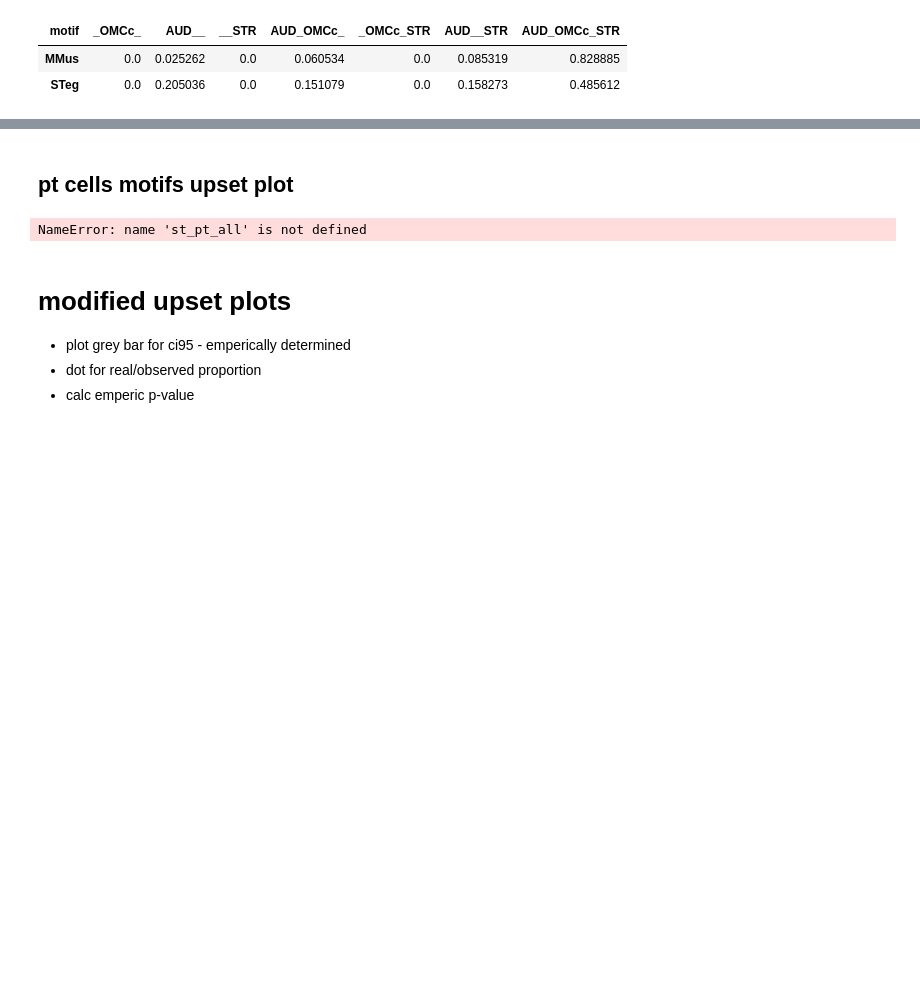
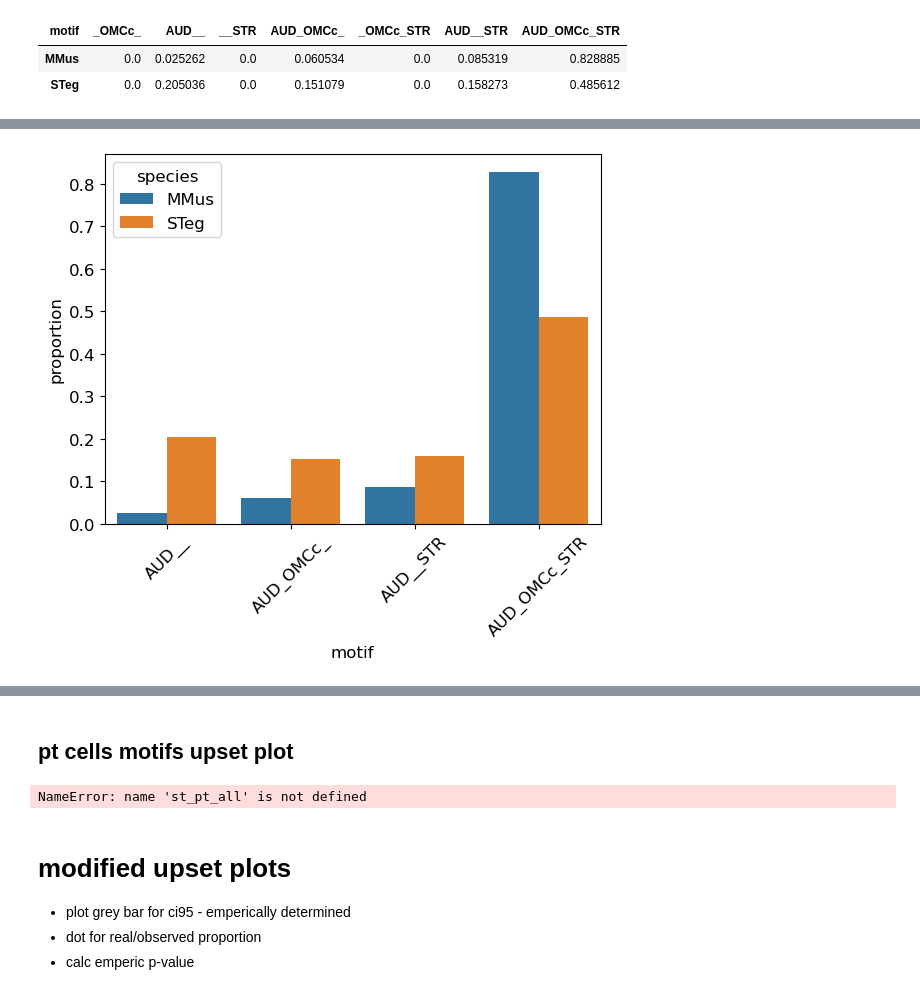
Before and after one commit to eisko/MAPseq_analysis, a Jupyter notebook: figure3_SC_v5_OMC.ipynb, the cells around one changed output, grey strips where cells are left out. Cells and saved outputs as stored; diff of their text form; code cells hidden in the pictures; blank space fills up the shorter version.

```diff
--- a/figure3_SC_v5_OMC.ipynb
+++ b/figure3_SC_v5_OMC.ipynb
@@ -181,3 +160,14 @@ plt.show()
+# %%
+# plot Steg and MMus proportions side by side
+df1 = pd.DataFrame({"motif":aud_prop["motif"], "proportion":aud_prop["MMus"], "species":"MMus"})
+df2 = pd.DataFrame({"motif":aud_prop["motif"], "proportion":aud_prop["STeg"], "species":"STeg"})
+aud_prop_df = pd.concat([df1, df2])
+plot = aud_prop_df[aud_prop_df["proportion"]!=0]
+sns.barplot(plot, x="motif", y="proportion", hue="species")
+plt.xticks(rotation=45, ha="center")
+plt.show()
+# %% [output]
+[figure, added]
 # %%
 from random import randrange
 randrange(-5,5)/100
```
Also changed, not shown: parts of 8 cells of this notebook, 6 other files.
